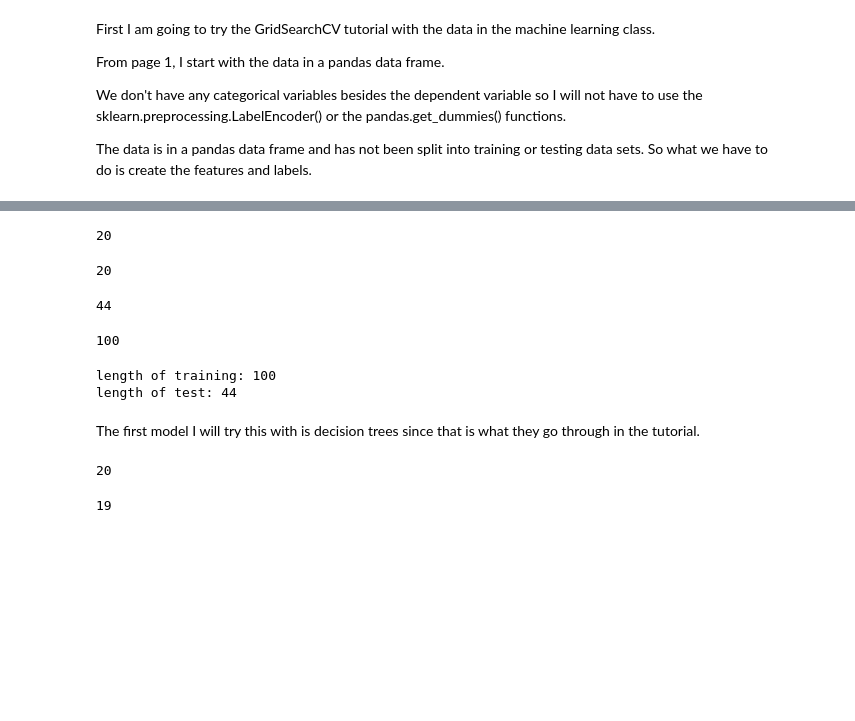
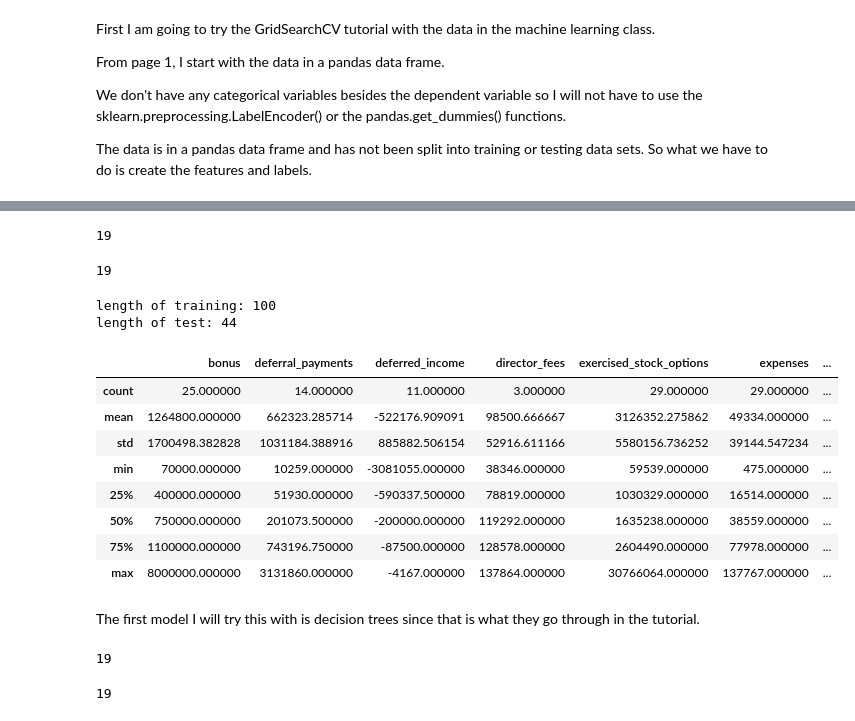
Before and after one commit to michaelreinhard/ud120-projects, a Jupyter notebook: final_project/final_project_lean_local.ipynb, the cells around one changed output, grey strips where cells are left out. Saved outputs shown, nothing was run; the diff lists cells and outputs as text; code cells hidden in the pictures; blank space fills up the shorter version.

```diff
--- a/final_project/final_project_lean_local.ipynb
+++ b/final_project/final_project_lean_local.ipynb
@@ -41,6 +49,7 @@ df = df.astype(float)
 # %%
 df = df.drop('TOTAL')
 df = df.drop("THE TRAVEL AGENCY IN THE PARK")
+df = df.drop("loan_advances", axis=1)
 #letting the imputer deal with missing data
 #df.fillna(0, inplace=True)
 # %% [markdown]
@@ -79,23 +86,27 @@ features_train, features_test, labels_train, labels_test = \
 # %%
 len(features_train.columns)
 # %% [output]
-20
+19
 # %%
 len(features_test.columns)
 # %% [output]
-20
+19
-# %%
-len(labels_test)
-# %% [output]
-44
-# %%
-len(labels_train)
-# %% [output]
-100
 # %%
 print "length of training: %r\nlength of test: %r" % (len(features_train), len(features_test))
 # %% [output]
 length of training: 100
 length of test: 44
+# %%
+features_test.describe()
+# %% [output]
+|  | bonus | deferral_payments | deferred_income | director_fees | exercised_stock_options | expenses | ... |
+| count | 25.000000 | 14.000000 | 11.000000 | 3.000000 | 29.000000 | 29.000000 | ... |
+| mean | 1264800.000000 | 662323.285714 | -522176.909091 | 98500.666667 | 3126352.275862 | 49334.000000 | ... |
+| std | 1700498.382828 | 1031184.388916 | 885882.506154 | 52916.611166 | 5580156.736252 | 39144.547234 | ... |
+| min | 70000.000000 | 10259.000000 | -3081055.000000 | 38346.000000 | 59539.000000 | 475.000000 | ... |
+| 25% | 400000.000000 | 51930.000000 | -590337.500000 | 78819.000000 | 1030329.000000 | 16514.000000 | ... |
+| 50% | 750000.000000 | 201073.500000 | -200000.000000 | 119292.000000 | 1635238.000000 | 38559.000000 | ... |
+| 75% | 1100000.000000 | 743196.750000 | -87500.000000 | 128578.000000 | 2604490.000000 | 77978.000000 | ... |
+| max | 8000000.000000 | 3131860.000000 | -4167.000000 | 137864.000000 | 30766064.000000 | 137767.000000 | ... |
 # %% [markdown]
 The first model I will try this with is decision trees since that is what they go through in the tutorial.
@@ -114,5 +117,5 @@ features_test = imp.fit_transform(features_test)
 # %%
-len(features_train[0][:])
+len(features_train_imp[0][:])
 # %% [output]
-20
+19
 # %%
```
Also changed, not shown: parts of 36 cells of this notebook.
